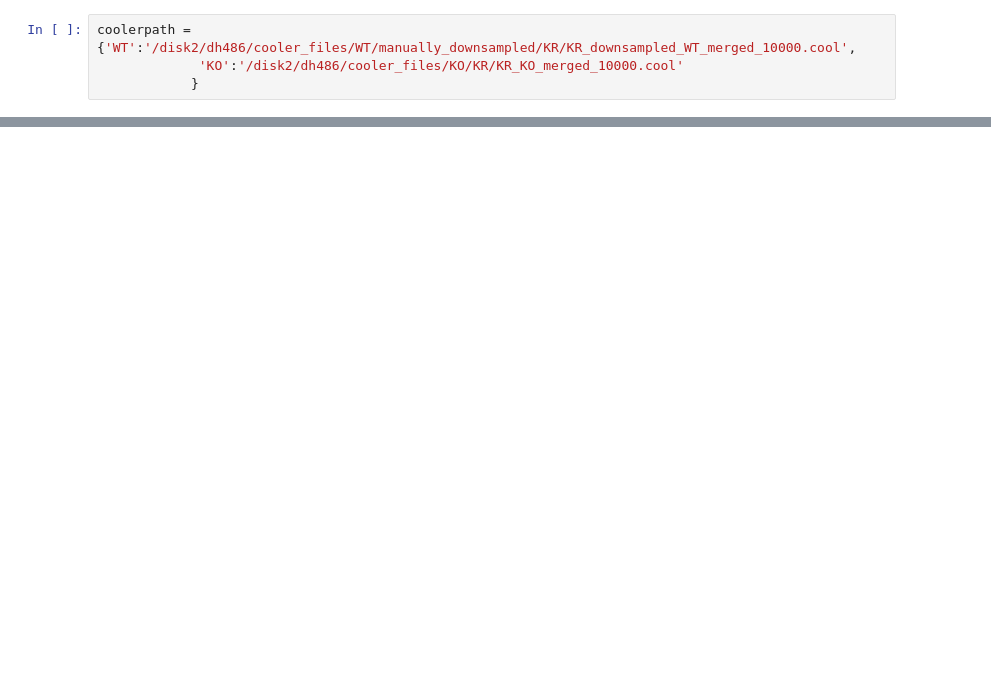
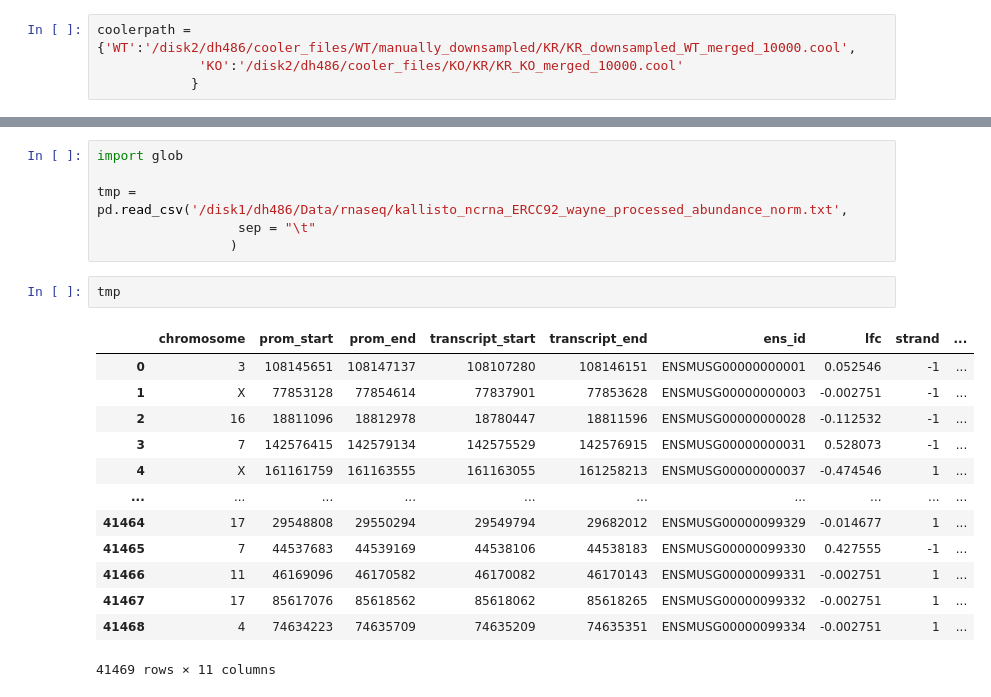
Before and after one commit to dhall1995/GrapHiC, a Jupyter notebook: Extracting_Hi_C_graphs.ipynb, the cells around one changed output, grey strips where cells are left out. Drawn from its saved outputs; the diff is of its cells as text; blank space fills up the shorter version.

```diff
--- a/Extracting_Hi_C_graphs.ipynb
+++ b/Extracting_Hi_C_graphs.ipynb
@@ -98,0 +158,22 @@ compare_gene(gene_reg = 'chr6:142,490,249-142,507,957',gene_name = 'Ldhb')
+# %%
+import glob
+
+tmp = pd.read_csv('/disk1/dh486/Data/rnaseq/kallisto_ncrna_ERCC92_wayne_processed_abundance_norm.txt',
+                  sep = "\t"
+                 )
+# %%
+tmp
+# %% [output]
+|  | chromosome | prom_start | prom_end | transcript_start | transcript_end | ens_id | lfc | strand | ... |
+| 0 | 3 | 108145651 | 108147137 | 108107280 | 108146151 | ENSMUSG00000000001 | 0.052546 | -1 | ... |
+| 1 | X | 77853128 | 77854614 | 77837901 | 77853628 | ENSMUSG00000000003 | -0.002751 | -1 | ... |
+| 2 | 16 | 18811096 | 18812978 | 18780447 | 18811596 | ENSMUSG00000000028 | -0.112532 | -1 | ... |
+| 3 | 7 | 142576415 | 142579134 | 142575529 | 142576915 | ENSMUSG00000000031 | 0.528073 | -1 | ... |
+| 4 | X | 161161759 | 161163555 | 161163055 | 161258213 | ENSMUSG00000000037 | -0.474546 | 1 | ... |
+| ... | ... | ... | ... | ... | ... | ... | ... | ... | ... |
+| 41464 | 17 | 29548808 | 29550294 | 29549794 | 29682012 | ENSMUSG00000099329 | -0.014677 | 1 | ... |
+| 41465 | 7 | 44537683 | 44539169 | 44538106 | 44538183 | ENSMUSG00000099330 | 0.427555 | -1 | ... |
+| 41466 | 11 | 46169096 | 46170582 | 46170082 | 46170143 | ENSMUSG00000099331 | -0.002751 | 1 | ... |
+| 41467 | 17 | 85617076 | 85618562 | 85618062 | 85618265 | ENSMUSG00000099332 | -0.002751 | 1 | ... |
+| 41468 | 4 | 74634223 | 74635709 | 74635209 | 74635351 | ENSMUSG00000099334 | -0.002751 | 1 | ... |
+41469 rows × 11 columns
```
Also changed, not shown: parts of 11 cells of this notebook, 10 other files.
